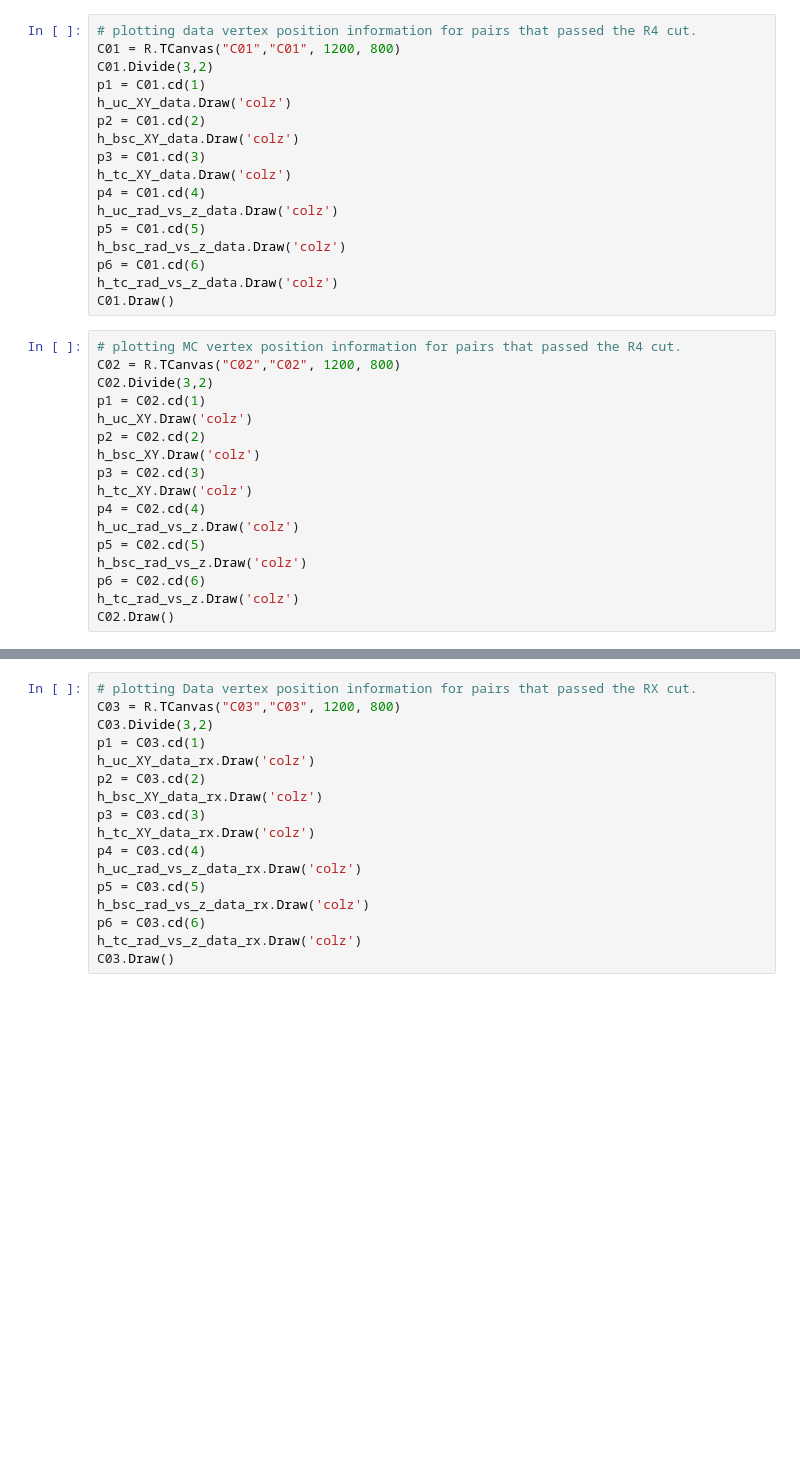
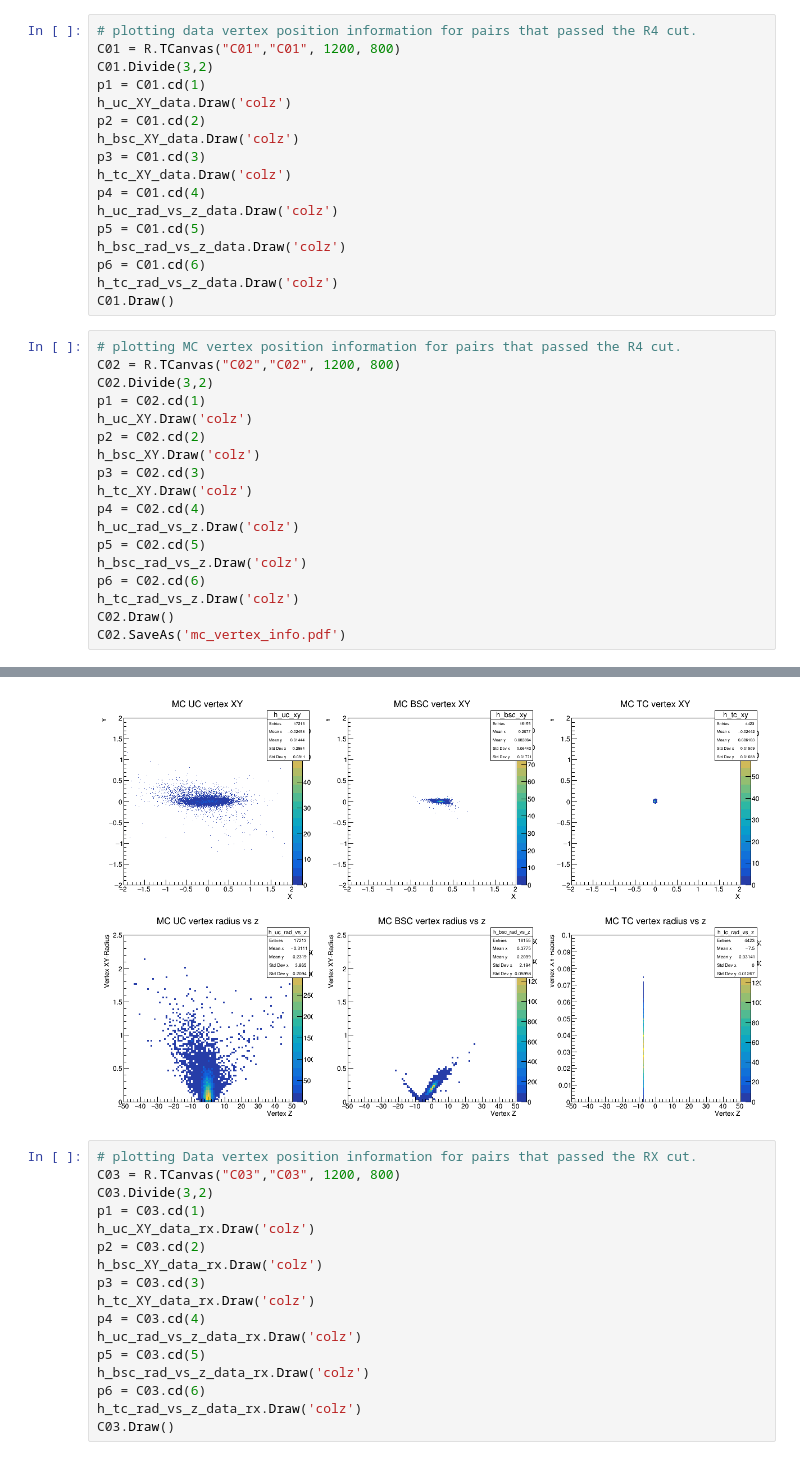
Before and after one commit to Lewis-Wolf/HPS, a Jupyter notebook: 2021_Mollers.ipynb, the cells around one changed output, grey strips where cells are left out. Saved outputs shown, nothing was run; the diff lists cells and outputs as text; blank space fills up the shorter version.

```diff
--- a/2021_Mollers.ipynb
+++ b/2021_Mollers.ipynb
@@ -184,3 +190,5 @@ h_bsc_rad_vs_z.Draw('colz')
 p6 = C02.cd(6)
 h_tc_rad_vs_z.Draw('colz')
 C02.Draw()
+C02.SaveAs('mc_vertex_info.pdf')
+# %% [output]
@@ -187,3 +197,4 @@ C02.Draw()
+[figure, added]
 # %%
 # plotting Data vertex position information for pairs that passed the RX cut.
 C03 = R.TCanvas("C03","C03", 1200, 800)
```
Also changed, not shown: parts of 18 cells of this notebook.
